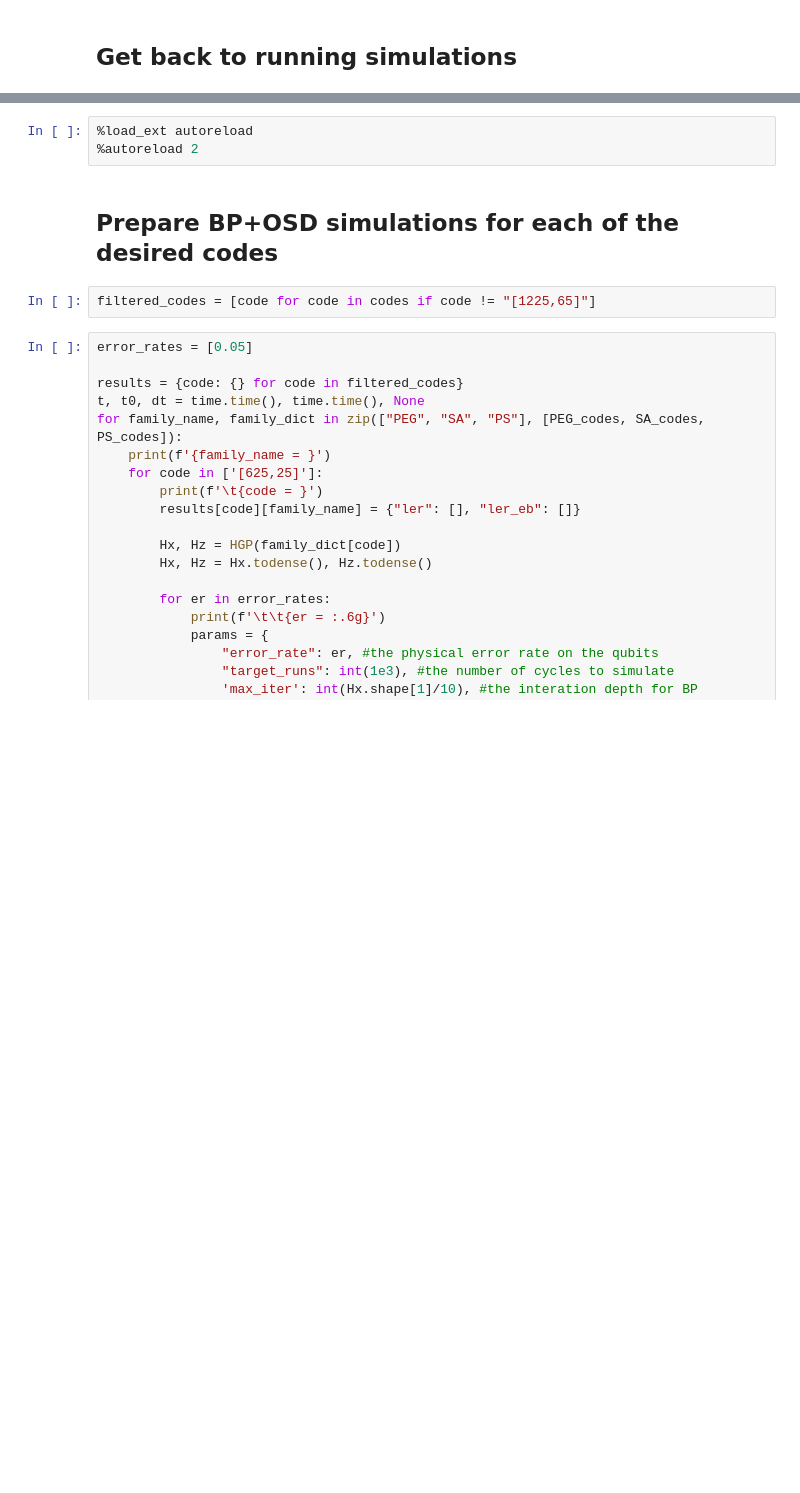
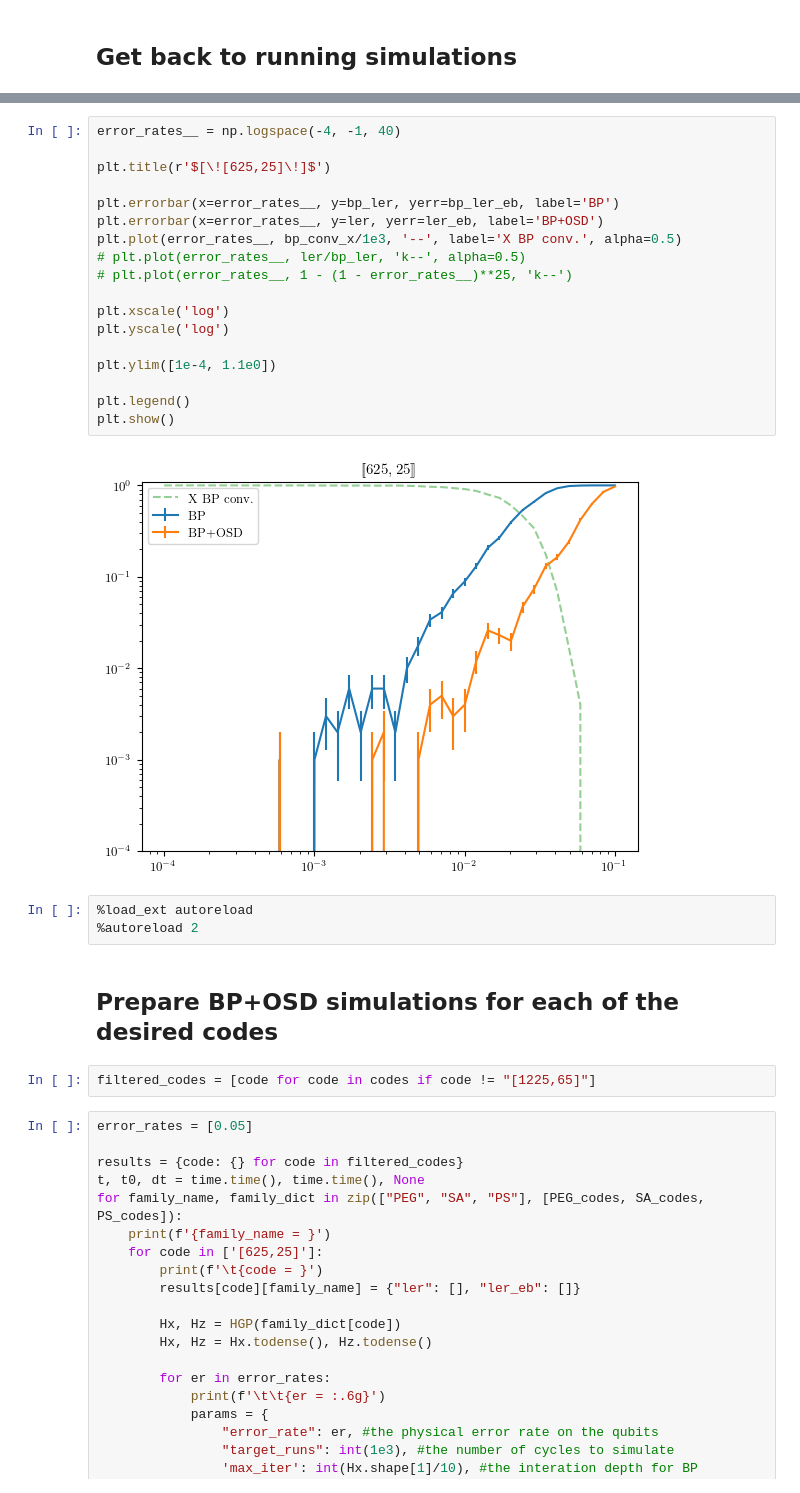
Before and after one commit to BrunoCAF/ps-hgp-qec, a Jupyter notebook: python/peeling_decoder.ipynb, the cells around one changed output, grey strips where cells are left out. Saved outputs shown, nothing was run; the diff lists cells and outputs as text; blank space fills up the shorter version.

```diff
--- a/python/peeling_decoder.ipynb
+++ b/python/peeling_decoder.ipynb
@@ -1634,3 +1749,23 @@ min_logical_weight: 1
+# %%
+error_rates__ = np.logspace(-4, -1, 40)
+
+plt.title(r'$[\![625,25]\!]$')
+
+plt.errorbar(x=error_rates__, y=bp_ler, yerr=bp_ler_eb, label='BP')
+plt.errorbar(x=error_rates__, y=ler, yerr=ler_eb, label='BP+OSD')
+plt.plot(error_rates__, bp_conv_x/1e3, '--', label='X BP conv.', alpha=0.5)
+# plt.plot(error_rates__, ler/bp_ler, 'k--', alpha=0.5)
+# plt.plot(error_rates__, 1 - (1 - error_rates__)**25, 'k--')
+
+plt.xscale('log')
+plt.yscale('log')
+
+plt.ylim([1e-4, 1.1e0])
+
+plt.legend()
+plt.show()
+# %% [output]
+[figure, added]
 # %%
 %load_ext autoreload
 %autoreload 2
```
Also changed, not shown: parts of 7 cells of this notebook, 1 other file.
